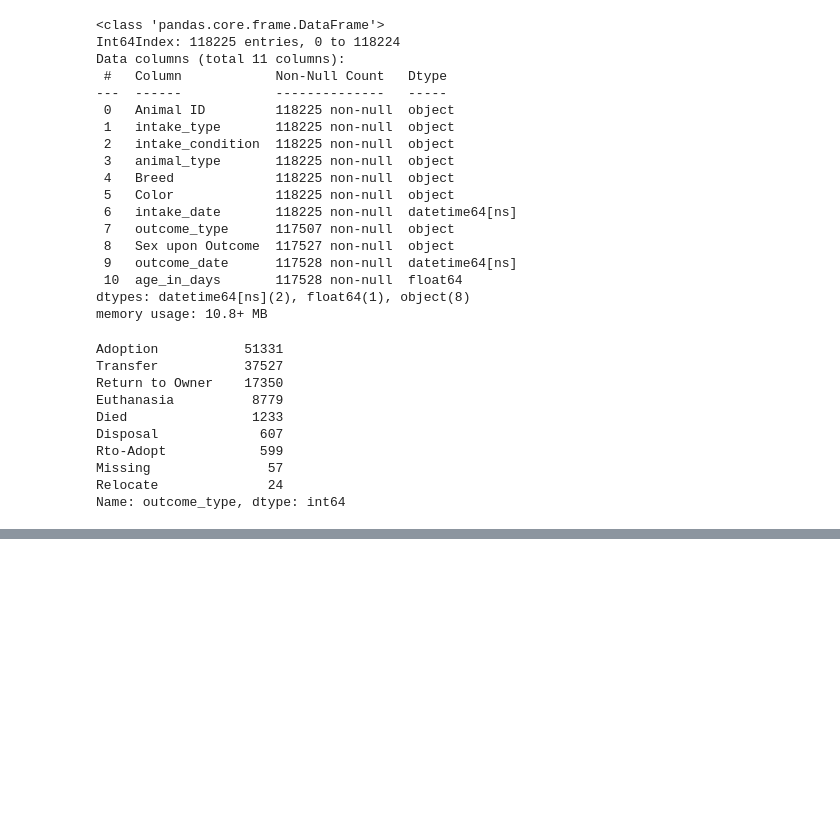
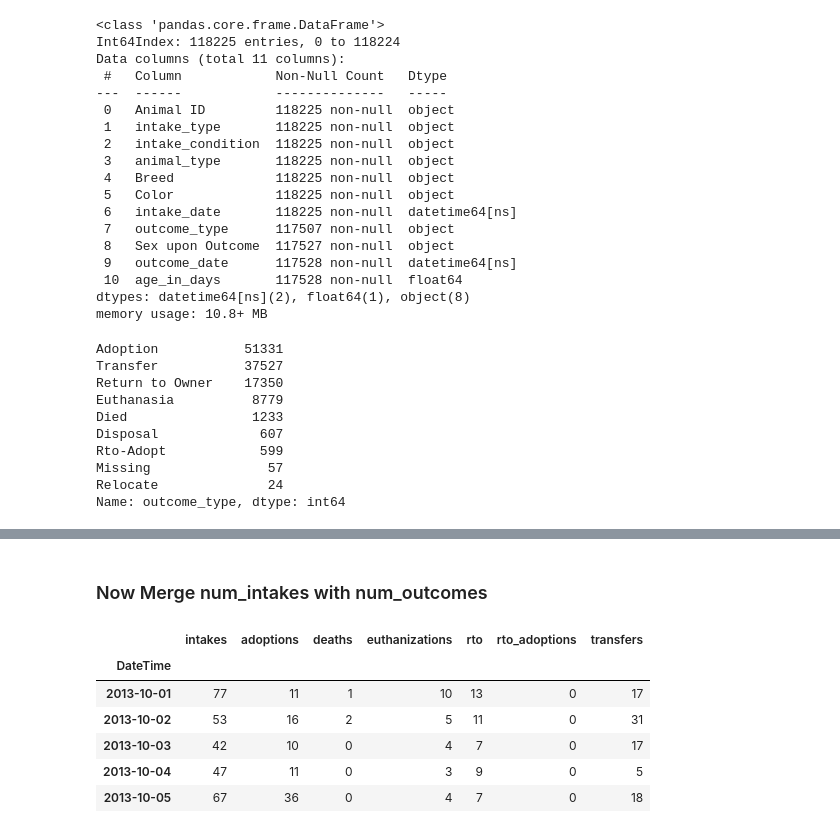
Before and after one commit to johnathon-smith/austin-animal-center-classification-project, a Jupyter notebook: wrangle_data.ipynb, the cells around one changed output, grey strips where cells are left out. Saved outputs shown, nothing was run; the diff lists cells and outputs as text; code cells hidden in the pictures; blank space fills up the shorter version.

```diff
--- a/wrangle_data.ipynb
+++ b/wrangle_data.ipynb
@@ -336,0 +538,2 @@ Name: outcome_type, dtype: int64
+# %% [markdown]
+### Now Merge num_intakes with num_outcomes
@@ -336,0 +542,10 @@ Name: outcome_type, dtype: int64
+# %%
+events.head()
+# %% [output]
+|  | intakes | adoptions | deaths | euthanizations | rto | rto_adoptions | transfers |
+| DateTime |  |  |  |  |  |  |  |
+| 2013-10-01 | 77 | 11 | 1 | 10 | 13 | 0 | 17 |
+| 2013-10-02 | 53 | 16 | 2 | 5 | 11 | 0 | 31 |
+| 2013-10-03 | 42 | 10 | 0 | 4 | 7 | 0 | 17 |
+| 2013-10-04 | 47 | 11 | 0 | 3 | 9 | 0 | 5 |
+| 2013-10-05 | 67 | 36 | 0 | 4 | 7 | 0 | 18 |
```
Also changed, not shown: parts of 31 cells of this notebook.
